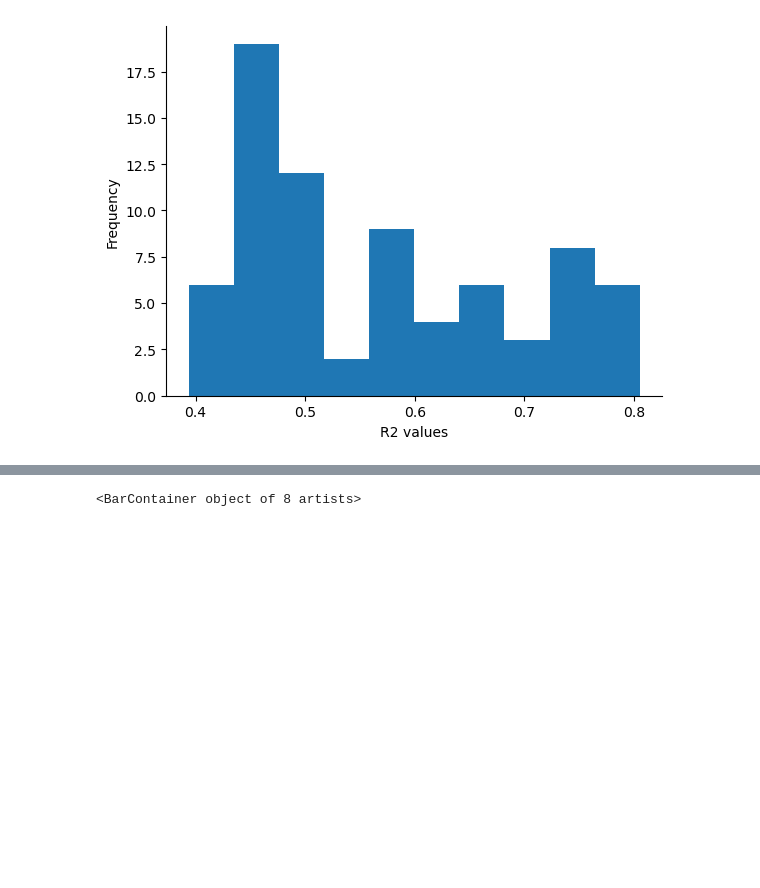
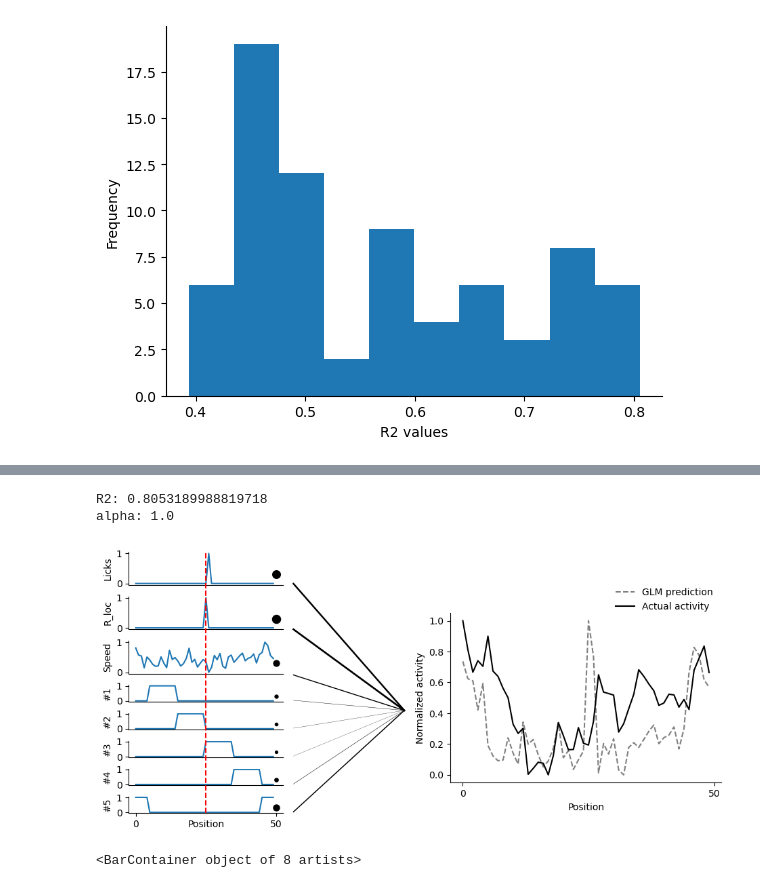
Before and after one commit to Milstein-Lab/CA1-interneuron-GLM, a Jupyter notebook: GLM_analysis_scratchpad.ipynb, the cells around one changed output, grey strips where cells are left out. Drawn from its saved outputs; the diff is of its cells as text; code cells hidden in the pictures; blank space fills up the shorter version.

Commit message:
Updated example neuron figure

```diff
--- a/GLM_analysis_scratchpad.ipynb
+++ b/GLM_analysis_scratchpad.ipynb
@@ -104,3 +46,10 @@ alpha: 1.0
+# %%
+example_animal='animal_6'
+plot_example_neuron(example_animal, reorganized_data, GLM_params, variable_list, trial=22)
+# %% [output]
+R2: 0.8053189988819718
+alpha: 1.0
+[figure, added]
 # %%
 neuron_nr = 2
 
```
Also changed, not shown: parts of 2 cells of this notebook, 1 other file.
